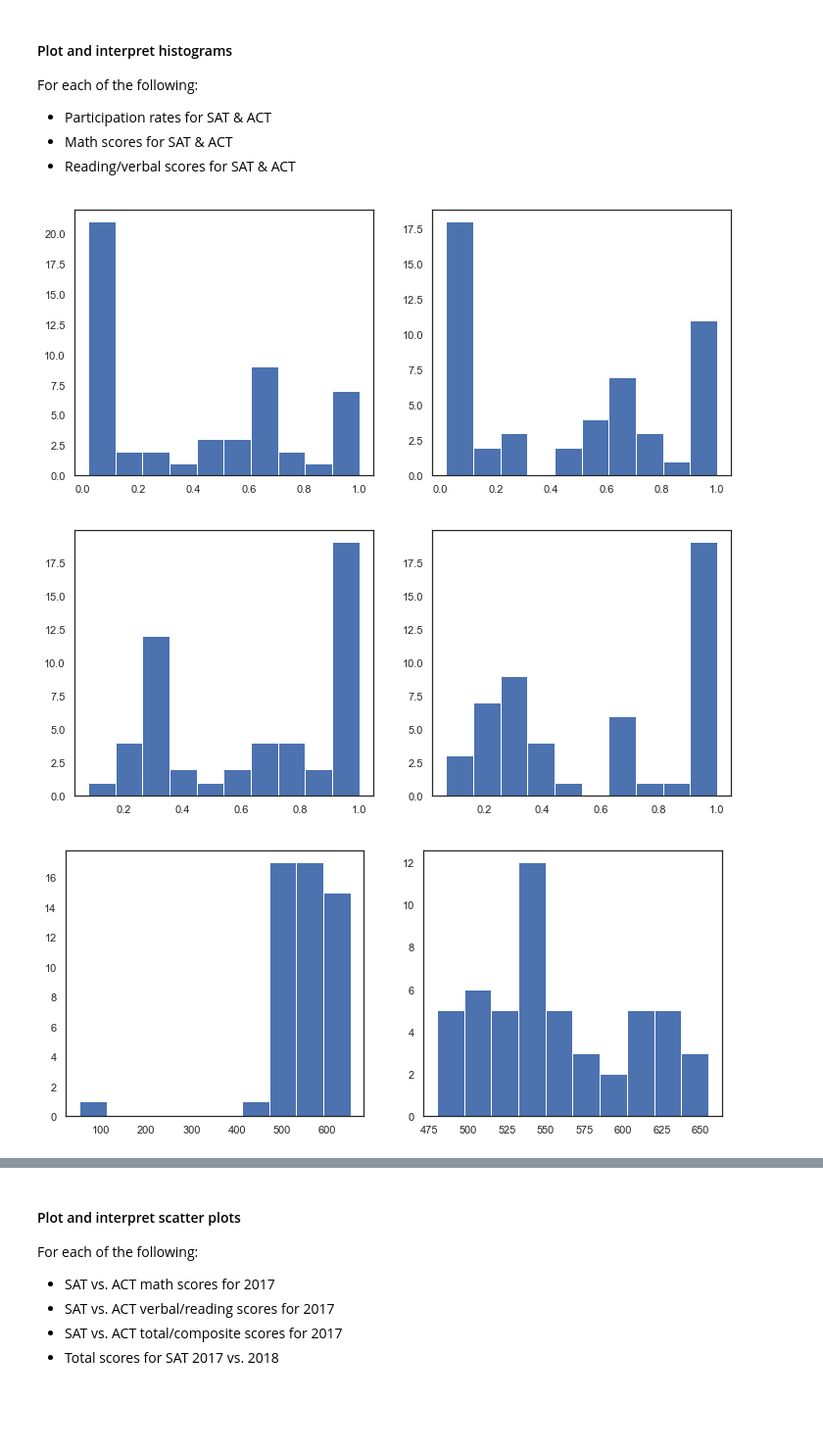
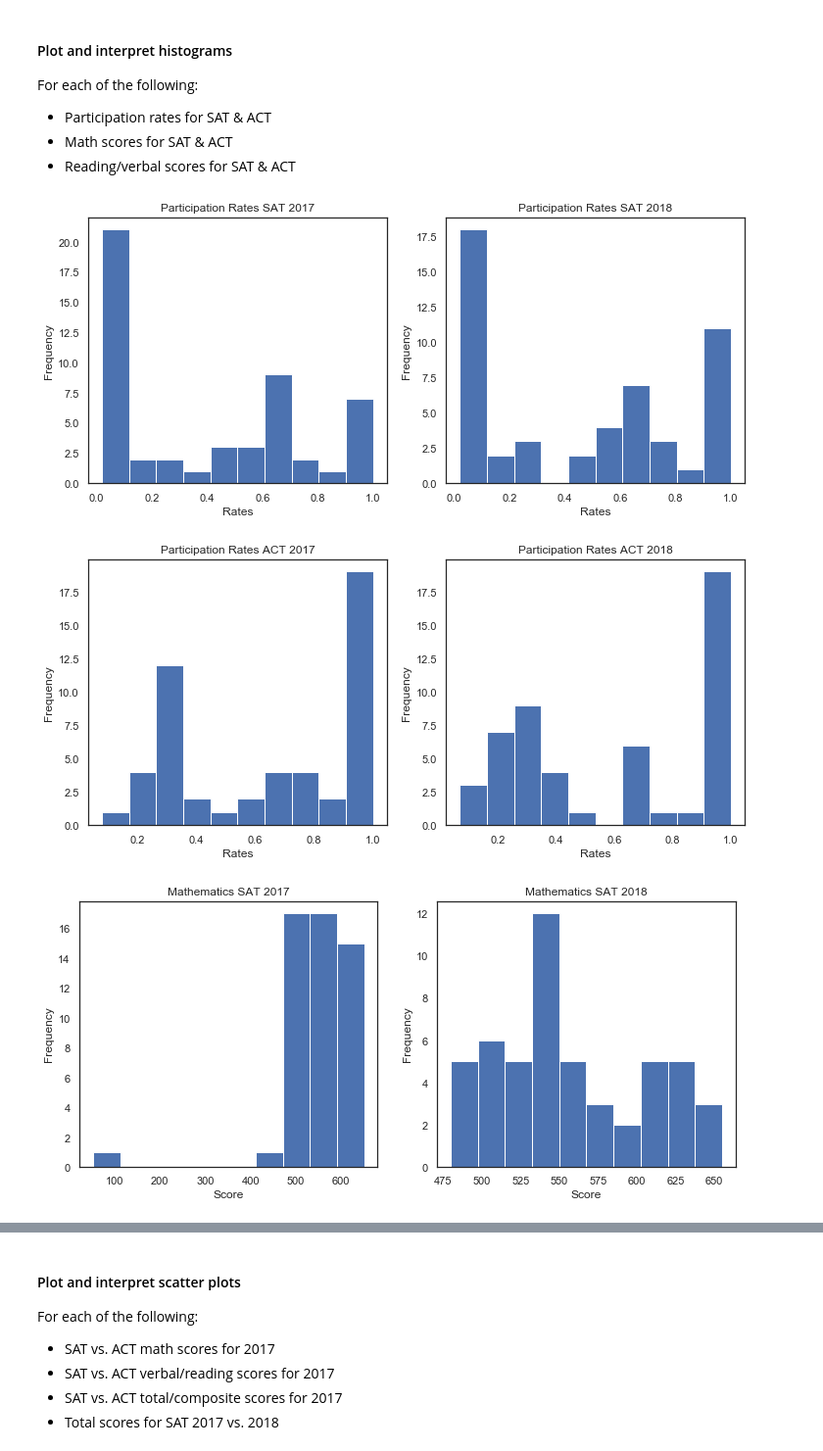
Before and after one commit to sesunda/SAT-ACT-Analysis, a Jupyter notebook: code/starter-code.ipynb, the cells around one changed output, grey strips where cells are left out. Shown at 98% size. Saved outputs shown, nothing was run; the diff lists cells and outputs as text; code cells hidden in the pictures; blank space fills up the shorter version.

```diff
--- a/code/starter-code.ipynb
+++ b/code/starter-code.ipynb
@@ -677,7 +650,11 @@ def subplot_histograms(dataframe, list_of_columns, list_of_titles, list_of_xlabe
     ax = ax.ravel() # Ravel turns a matrix into a vector, which is easier to iterate
     for i, column in enumerate(list_of_columns): # Gives us an index value to get into all our lists
         ax[i].hist(dataframe[column]) # feel free to add more settings
-        # Set titles, labels, etc here for each subplot
+    for i, title in enumerate(list_of_titles):
+        ax[i].set_title(title)
+    for i, xlabel in enumerate(list_of_xlabels):
+        ax[i].set_xlabel(xlabel)
+        ax[i].set_ylabel('Frequency')
 # %% [markdown]
 #### Plot and interpret histograms
 For each of the following:
@@ -687,15 +664,18 @@ For each of the following:
 # %%
 # Code Particaption rates histogram
 #final[['participation_sat_2017','participation_sat_2018']].plot(kind='hist', bins=20)
-subplot_histograms(final,['participation_sat_2017','participation_sat_2018'],['Participation'],['2017-2018'])
+subplot_histograms(final,['participation_sat_2017','participation_sat_2018'],
+                   ['Participation Rates SAT 2017','Participation Rates SAT 2018'],['Rates','Rates'])
 # %% [output]
-[figure, old version]
+[figure, new version]
 # %%
-subplot_histograms(final,['participation_act_2017','participation_act_2018'],['Participation'],['2017-2018'])
+subplot_histograms(final,['participation_act_2017','participation_act_2018'],
+                   ['Participation Rates ACT 2017','Participation Rates ACT 2018'],['Rates','Rates'])
 # %% [output]
-[figure, old version]
+[figure, new version]
 # %%
-subplot_histograms(final,['math_sat_2017','math_sat_2018'],['Math'],['2017-2018'])
+subplot_histograms(final,['math_sat_2017','math_sat_2018'],
+                   ['Mathematics SAT 2017','Mathematics SAT 2018'],['Score','Score'])
 # %% [output]
-[figure, old version]
+[figure, new version]
 # %%
```
Also changed, not shown: parts of 26 cells of this notebook, 1 other file.
